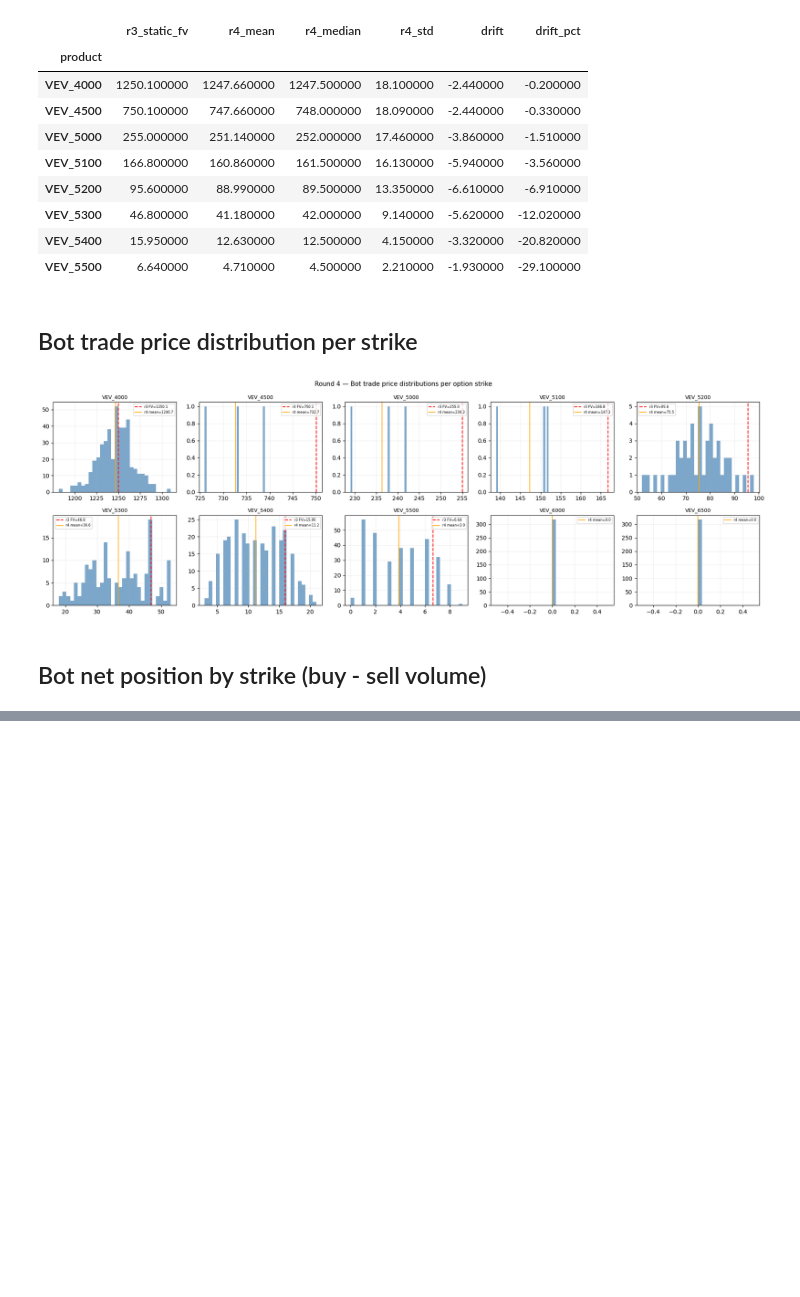
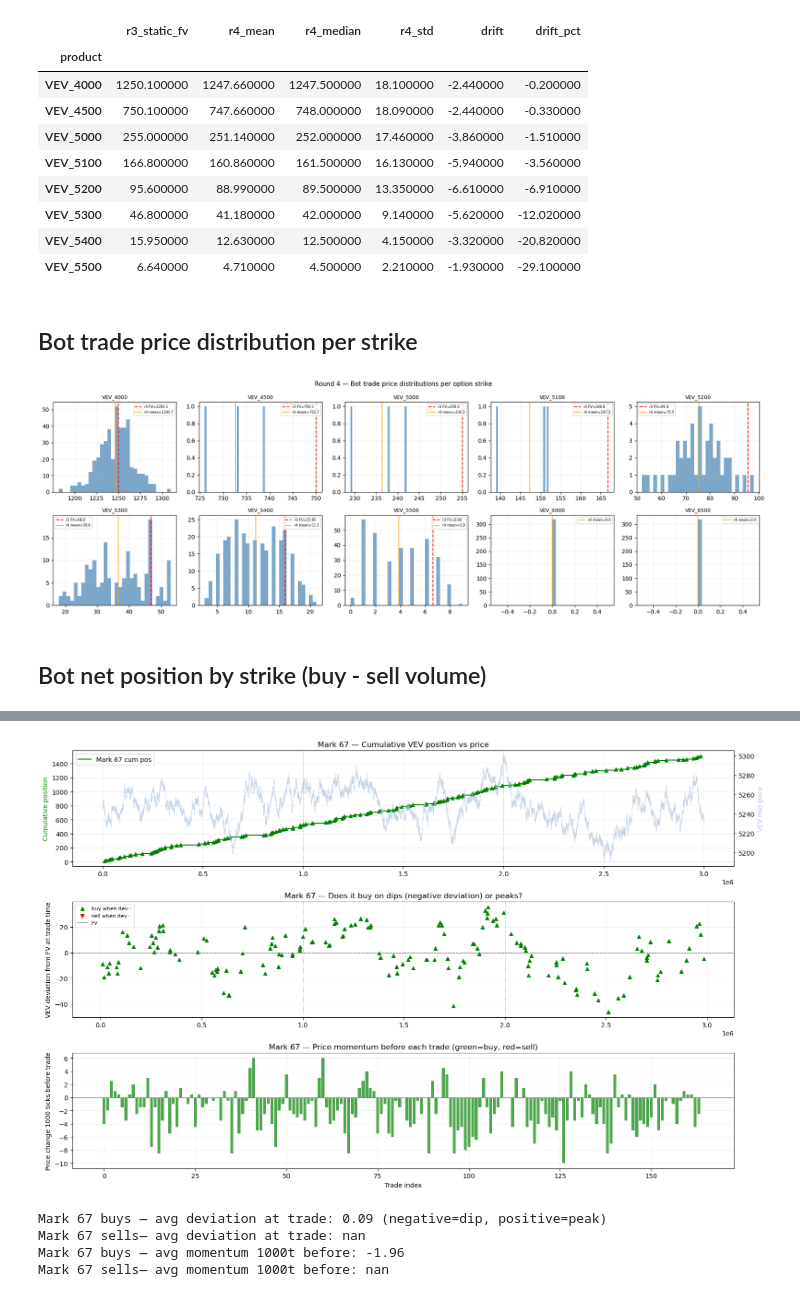
Before and after one commit to SakshamAror/IMC-Prosperity-4, a Jupyter notebook: round4_explore.ipynb, the cells around one changed output, grey strips where cells are left out. Saved outputs shown, nothing was run; the diff lists cells and outputs as text; code cells hidden in the pictures; blank space fills up the shorter version.

```diff
--- a/round4_explore.ipynb
+++ b/round4_explore.ipynb
@@ -415,0 +548,74 @@ net_pivot
+# %%
+VEV_FV = 5248.39  # round 3 FV (baseline)
+
+vev_price = prices[prices['product'] == 'VELVETFRUIT_EXTRACT'][['abs_ts','mid_price']].set_index('abs_ts')
+m67 = te[(te['symbol'] == 'VELVETFRUIT_EXTRACT') & ((te['buyer'] == 'Mark 67') | (te['seller'] == 'Mark 67'))].copy()
+m67['signed_qty'] = m67.apply(lambda r: r['quantity'] if r['buyer'] == 'Mark 67' else -r['quantity'], axis=1)
+m67 = m67.sort_values('abs_ts')
+m67['cum_pos'] = m67['signed_qty'].cumsum()
+
+# look-back: price change in previous N ticks before trade
+LOOKBACK = 1000
+m67['price_change_before'] = m67.apply(
+    lambda r: r['mid_price'] - vev_price['mid_price'].get(
+        vev_price.index[vev_price.index.get_indexer([r['abs_ts'] - LOOKBACK], method='nearest')[0]], r['mid_price']),
+    axis=1)
+
+fig, axes = plt.subplots(3, 1, figsize=(16, 10), sharex=False)
+
+# 1. cumulative position over time
+ax = axes[0]
+vev_ts = vev_price.reset_index()
+ax2 = ax.twinx()
+ax2.plot(vev_ts['abs_ts'], vev_ts['mid_price'], color='lightsteelblue', lw=0.6, alpha=0.7)
+ax.step(m67['abs_ts'], m67['cum_pos'], color='green', lw=1.5, where='post', label='Mark 67 cum pos')
+ax.scatter(m67[m67['signed_qty'] > 0]['abs_ts'], m67[m67['signed_qty'] > 0]['cum_pos'],
+           color='green', marker='^', s=30, zorder=3)
+ax.scatter(m67[m67['signed_qty'] < 0]['abs_ts'], m67[m67['signed_qty'] < 0]['cum_pos'],
+           color='red', marker='v', s=30, zorder=3)
+for xb in day_boundaries:
+    ax.axvline(xb, color='grey', lw=0.6, ls=':')
+ax.set_ylabel('Cumulative position', color='green')
+ax2.set_ylabel('VEV mid-price', color='lightsteelblue')
+ax.set_title('Mark 67 — Cumulative VEV position vs price')
+ax.legend(loc='upper left')
+ax.grid(True, alpha=0.2)
+
+# 2. trade price vs FV deviation at trade time
+ax = axes[1]
+m67_buys  = m67[m67['signed_qty'] > 0]
+m67_sells = m67[m67['signed_qty'] < 0]
+dev_buys  = m67_buys['mid_price']  - VEV_FV
+dev_sells = m67_sells['mid_price'] - VEV_FV
+ax.scatter(m67_buys['abs_ts'],  dev_buys,  color='green', marker='^', s=30, label='buy when dev=')
+ax.scatter(m67_sells['abs_ts'], dev_sells, color='red',   marker='v', s=30, label='sell when dev=')
+ax.axhline(0, color='grey', lw=0.8, ls='--', label='FV')
+for xb in day_boundaries:
+    ax.axvline(xb, color='grey', lw=0.6, ls=':')
+ax.set_ylabel('VEV deviation from FV at trade time')
+ax.set_title('Mark 67 — Does it buy on dips (negative deviation) or peaks?')
+ax.legend(fontsize=8); ax.grid(True, alpha=0.2)
+
+# 3. price momentum before each trade
+ax = axes[2]
+colors = ['green' if q > 0 else 'red' for q in m67['signed_qty']]
+ax.bar(range(len(m67)), m67['price_change_before'], color=colors, alpha=0.7)
+ax.axhline(0, color='grey', lw=0.8)
+ax.set_xlabel('Trade index')
+ax.set_ylabel(f'Price change {LOOKBACK} ticks before trade')
+ax.set_title(f'Mark 67 — Price momentum before each trade (green=buy, red=sell)')
+ax.grid(True, alpha=0.2)
+
+plt.tight_layout()
+plt.show()
+
+print(f"Mark 67 buys — avg deviation at trade: {dev_buys.mean():.2f} (negative=dip, positive=peak)")
+print(f"Mark 67 sells— avg deviation at trade: {dev_sells.mean():.2f}")
+print(f"Mark 67 buys — avg momentum {LOOKBACK}t before: {m67[m67['signed_qty']>0]['price_change_before'].mean():.2f}")
+print(f"Mark 67 sells— avg momentum {LOOKBACK}t before: {m67[m67['signed_qty']<0]['price_change_before'].mean():.2f}")
+# %% [output]
+[figure, added]
+Mark 67 buys — avg deviation at trade: 0.09 (negative=dip, positive=peak)
+Mark 67 sells— avg deviation at trade: nan
+Mark 67 buys — avg momentum 1000t before: -1.96
+Mark 67 sells— avg momentum 1000t before: nan
```
Also changed, not shown: parts of 14 cells of this notebook.
